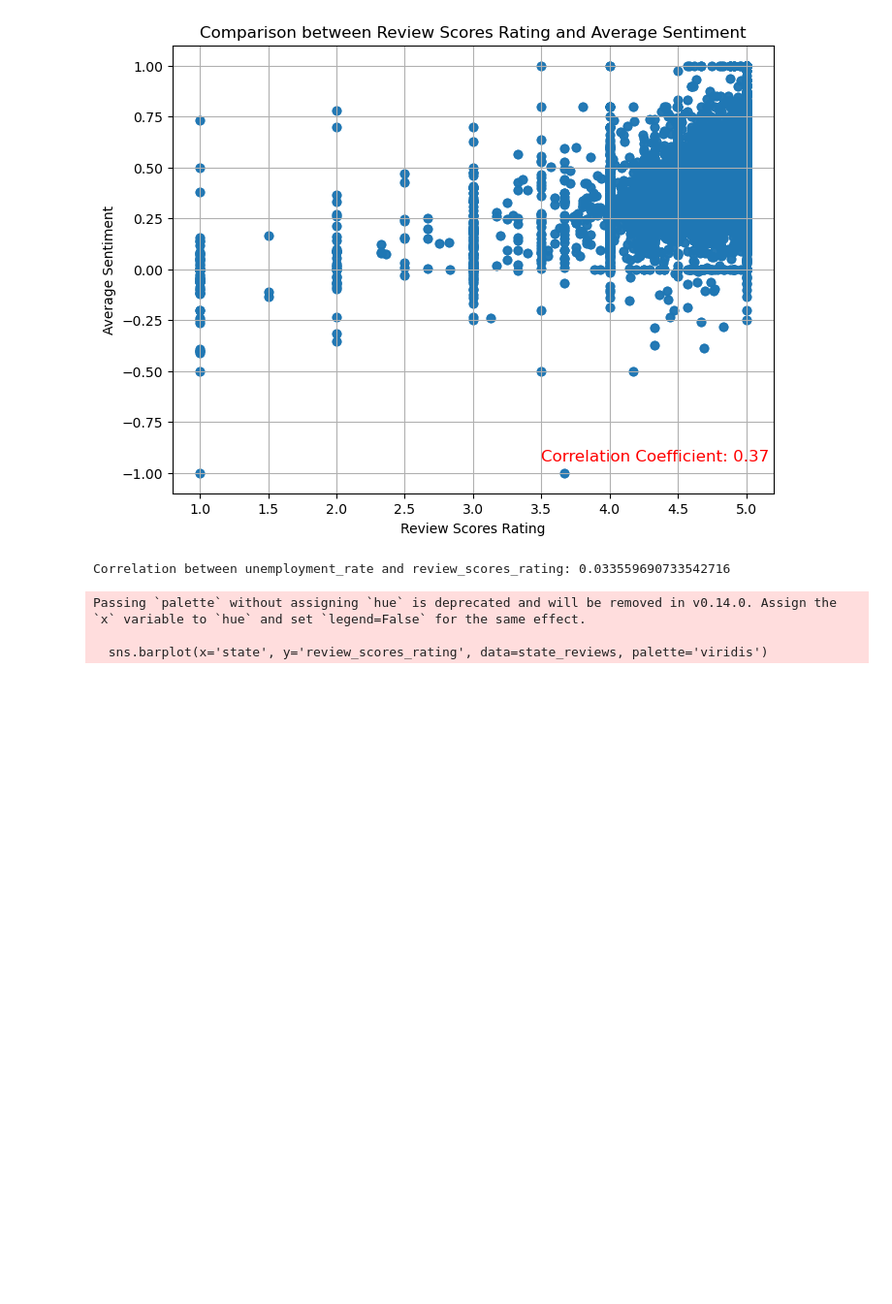
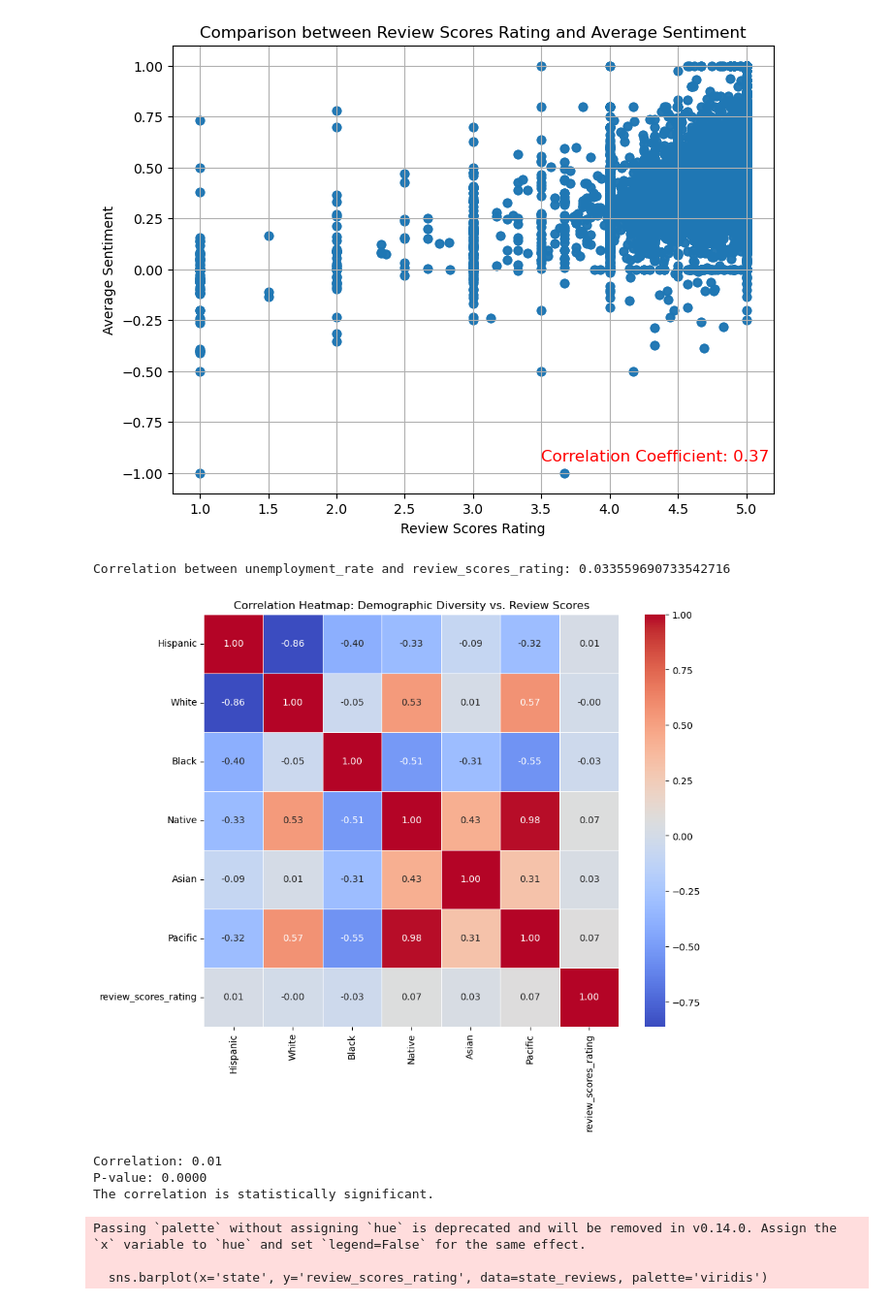
Before and after one commit to kflemming30/6505-Project, a Jupyter notebook: airbnb_data_exploration.ipynb, the cells around one changed output. Shown at 97% size. Cells and saved outputs as stored; diff of their text form; code cells hidden in the pictures; blank space fills up the shorter version.

```diff
--- a/airbnb_data_exploration.ipynb
+++ b/airbnb_data_exploration.ipynb
@@ -1316,4 +1316,46 @@ all_correlation = analysis_df['unemployment_rate'].corr(analysis_df['review_scor
 print(f'Correlation between unemployment_rate and review_scores_rating: {all_correlation}')
 # %% [output]
 Correlation between unemployment_rate and review_scores_rating: 0.033559690733542716
+# %%
+
+demographic_columns = ['Hispanic', 'White', 'Black', 'Native', 'Asian', 'Pacific', 'review_scores_rating']
+
+# Drop rows with missing values in the selected columns
+demographic_data = analysis_df[demographic_columns].dropna()
+
+# Calculate correlation matrix
+correlation_matrix = demographic_data.corr()
+
+# Set up the matplotlib figure
+plt.figure(figsize=(10, 8))
+
+# Create a heatmap using Seaborn
+sns.heatmap(correlation_matrix, annot=True, cmap='coolwarm', fmt=".2f", linewidths=.5)
+
+# Set the title and display the plot
+plt.title('Correlation Heatmap: Demographic Diversity vs. Review Scores')
+plt.show()
+# %% [output]
+[figure, added]
+# %%
+from scipy.stats import pearsonr
+demographic_columns = ['Hispanic', 'White', 'Black', 'Native', 'Asian', 'Pacific', 'review_scores_rating']
+
+correlation, p_value = pearsonr(demographic_data['Hispanic'], demographic_data['review_scores_rating'])
+
+print(f'Correlation: {correlation:.2f}')
+print(f'P-value: {p_value:.4f}')
+
+# Set the significance level
+alpha = 0.05
+
+# Check if the p-value is below the significance level
+if p_value < alpha:
+    print('The correlation is statistically significant.')
+else:
+    print('The correlation is not statistically significant.')
+# %% [output]
+Correlation: 0.01
+P-value: 0.0000
+The correlation is statistically significant.
 # %%
```
Also changed, not shown: parts of 14 cells of this notebook.
